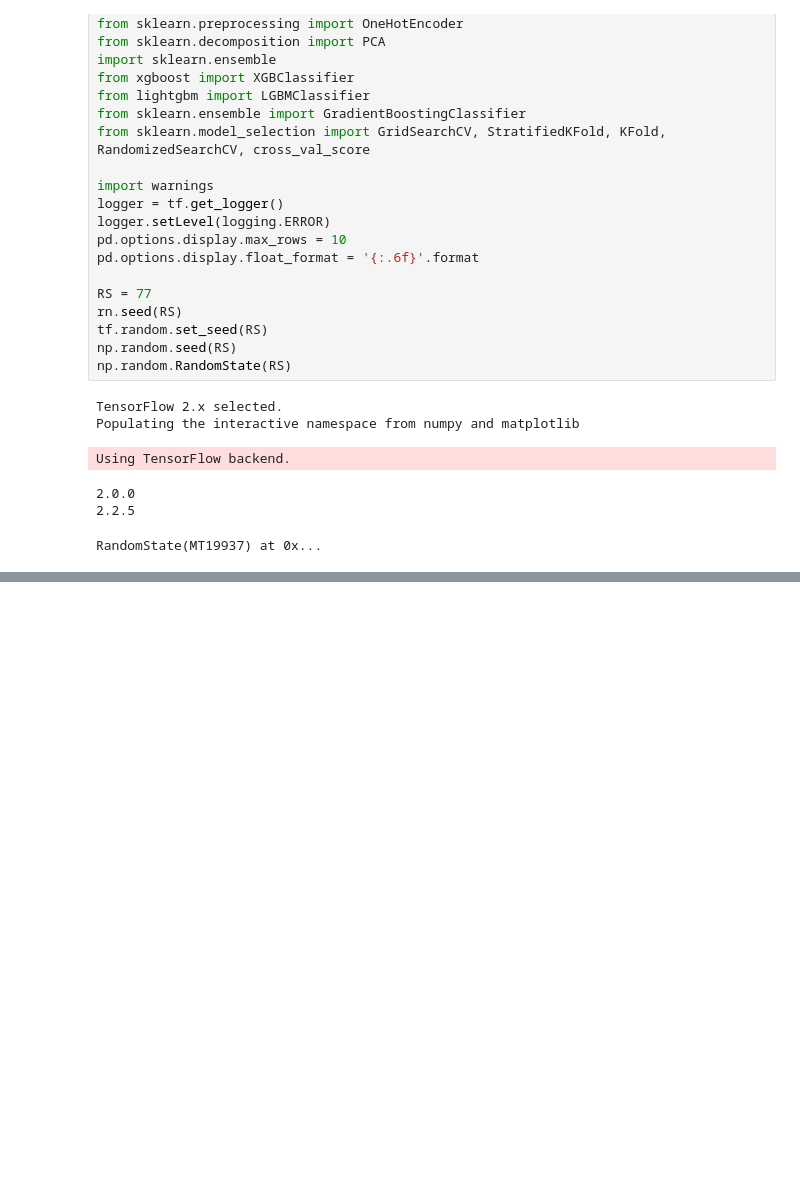
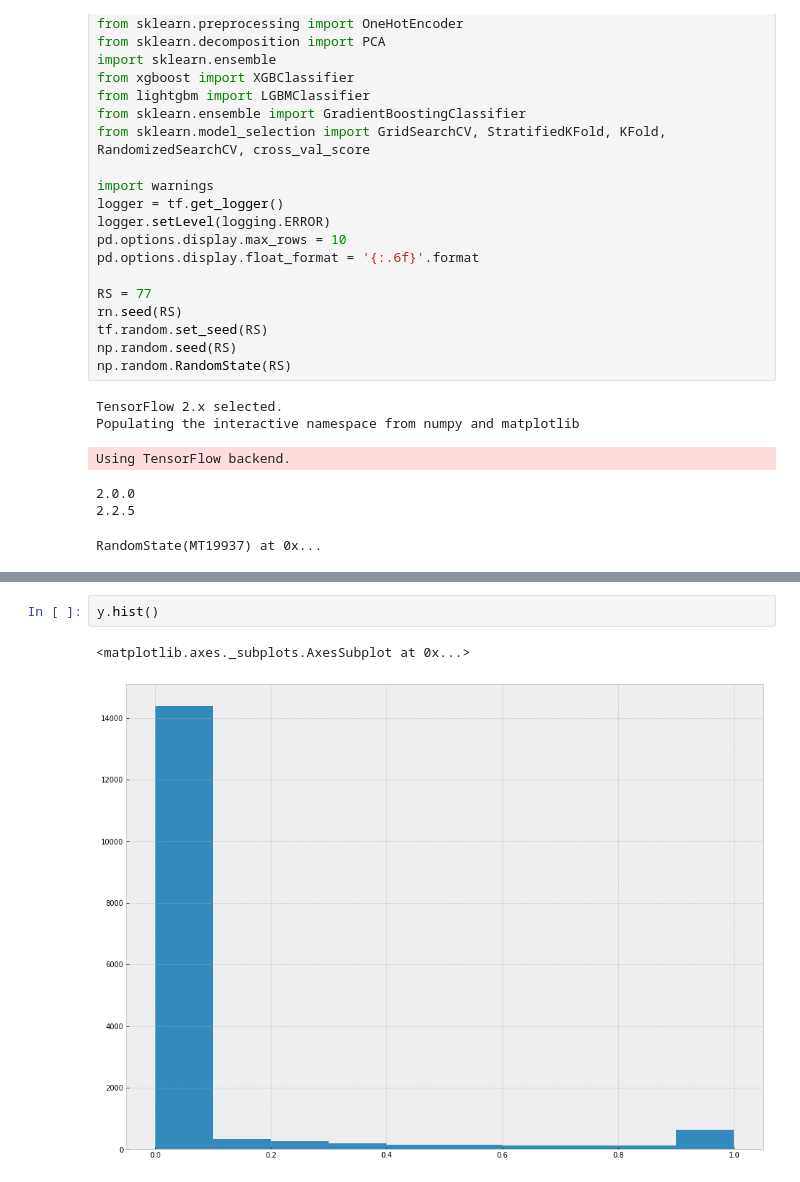
Before and after one commit to andygoosh/Malawi, a Jupyter notebook: workinprogress.ipynb, the cells around one changed output, grey strips where cells are left out. Saved outputs shown, nothing was run; the diff lists cells and outputs as text; blank space fills up the shorter version.

```diff
--- a/workinprogress.ipynb
+++ b/workinprogress.ipynb
@@ -99,3 +123,8 @@ train
+# %%
+y.hist()
+# %% [output]
+<matplotlib.axes._subplots.AxesSubplot at 0x...>
+[figure, added]
 # %%
 import matplotlib.pyplot as plt
 plt.rcParams['figure.figsize'] = (16, 12)
```
Also changed, not shown: parts of 9 cells of this notebook.
